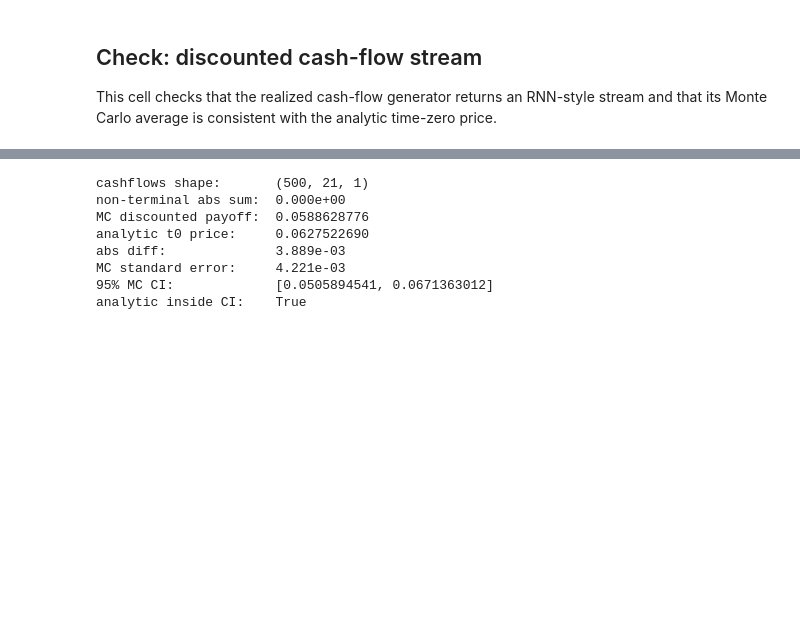
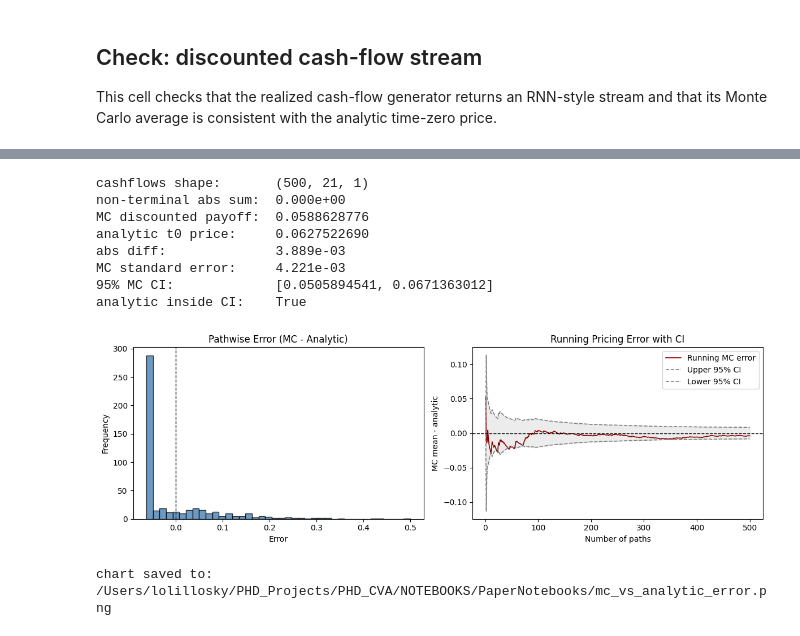
Before and after one commit to Lolillosky/PHD_CVA, a Jupyter notebook: NOTEBOOKS/PaperNotebooks/PaperResults.ipynb, the cells around one changed output, grey strips where cells are left out. Drawn from its saved outputs; the diff is of its cells as text; code cells hidden in the pictures; blank space fills up the shorter version.

Commit message:
Update geometric Asian pricing notebook results

```diff
--- a/NOTEBOOKS/PaperNotebooks/PaperResults.ipynb
+++ b/NOTEBOOKS/PaperNotebooks/PaperResults.ipynb
@@ -314,5 +168,7 @@ This cell checks that the realized cash-flow generator returns an RNN-style stre
 # %%
 from cashflows import basket_geom_asian_cashflows
+from IPython.display import display
+from pathlib import Path
 
 
 cashflows = basket_geom_asian_cashflows(
@@ -323,37 +179,81 @@ cashflows = basket_geom_asian_cashflows(
     IsCall=True,
 )
 
+terminal_discounted = cashflows[:, -1, 0]
 analytic_t0 = vec_values[:, 0, 0].mean()
-mc_t0 = cashflows[:, -1, 0].mean()
+mc_t0 = terminal_discounted.mean()
 abs_diff = torch.abs(mc_t0 - analytic_t0)
-std_error = cashflows[:, -1, 0].std(unbiased=True) / torch.sqrt(
+std_error = terminal_discounted.std(unbiased=True) / torch.sqrt(
     torch.as_tensor(cashflows.shape[0], dtype=torch.float64)
 )
 confidence_level = 0.95
 z_score = torch.as_tensor(1.959963984540054, dtype=torch.float64)
 ci_low = mc_t0 - z_score * std_error
 ci_high = mc_t0 + z_score * std_error
 analytic_in_ci = (ci_low <= analytic_t0) & (analytic_t0 <= ci_high)
 
 print(f"cashflows shape:       {tuple(cashflows.shape)}")
 print(f"non-terminal abs sum:  {cashflows[:, :-1, :].abs().sum().item():.3e}")
 print(f"MC discounted payoff:  {mc_t0.item():.10f}")
 print(f"analytic t0 price:     {analytic_t0.item():.10f}")
 print(f"abs diff:              {abs_diff.item():.3e}")
 print(f"MC standard error:     {std_error.item():.3e}")
 print(f"{confidence_level:.0%} MC CI:             [{ci_low.item():.10f}, {ci_high.item():.10f}]")
 print(f"analytic inside CI:    {bool(analytic_in_ci)}")
 
+# Plot analytical vs MC errors.
+pathwise_error = (terminal_discounted - analytic_t0).detach().cpu().numpy()
+running_n = np.arange(1, pathwise_error.size + 1)
+running_mc = np.cumsum(terminal_discounted.detach().cpu().numpy()) / running_n
+running_error = running_mc - analytic_t0.detach().cpu().item()
+
+# Running confidence bounds for the MC error (normal approximation).
+running_std = np.array([
+    terminal_discounted[:k].detach().cpu().numpy().std(ddof=1) if k > 1 else terminal_discounted[0].detach().cpu().numpy() * 0.0
+    for k in running_n
+], dtype=float)
+running_se = running_std / np.sqrt(running_n)
+running_ci_upper = z_score.item() * running_se
+running_ci_lower = -z_score.item() * running_se
+
+fig, axes = plt.subplots(1, 2, figsize=(12, 4))
+axes[0].hist(pathwise_error, bins=40, color="steelblue", alpha=0.8, edgecolor="black")
+axes[0].axvline(0.0, color="black", linestyle="--", linewidth=1)
+axes[0].set_title("Pathwise Error (MC - Analytic)")
+axes[0].set_xlabel("Error")
+axes[0].set_ylabel("Frequency")
+
+axes[1].plot(running_n, running_error, color="darkred", linewidth=1.2, label="Running MC error")
+axes[1].plot(running_n, running_ci_upper, color="gray", linestyle="--", linewidth=1.2, label="Upper 95% CI")
+axes[1].plot(running_n, running_ci_lower, color="gray", linestyle="--", linewidth=1.2, label="Lower 95% CI")
+axes[1].fill_between(running_n, running_ci_lower, running_ci_upper, color="gray", alpha=0.15)
+axes[1].axhline(0.0, color="black", linestyle="--", linewidth=1)
+axes[1].set_title("Running Pricing Error with CI")
+axes[1].set_xlabel("Number of paths")
+axes[1].set_ylabel("MC mean - analytic")
+axes[1].legend(loc="upper right")
+
+plt.tight_layout()
+display(fig)
+
+output_png = Path.cwd() / "mc_vs_analytic_error.png"
+fig.savefig(output_png, dpi=160, bbox_inches="tight")
+print(f"chart saved to: {output_png}")
+
+plt.close(fig)
+
 assert cashflows.shape == (price_history.shape[0], price_history.shape[1], 1)
 assert torch.allclose(cashflows[:, :-1, :], torch.zeros_like(cashflows[:, :-1, :]))
 assert abs_diff < 4.0 * std_error
 assert analytic_in_ci
 # %% [output]
 cashflows shape:       (500, 21, 1)
 non-terminal abs sum:  0.000e+00
 MC discounted payoff:  0.0588628776
 analytic t0 price:     0.0627522690
 abs diff:              3.889e-03
 MC standard error:     4.221e-03
 95% MC CI:             [0.0505894541, 0.0671363012]
 analytic inside CI:    True
+[figure, added]
+chart saved to: /Users/lolillosky/PHD_Projects/PHD_CVA/NOTEBOOKS/PaperNotebooks/mc_vs_analytic_error.png
```
Also changed, not shown: parts of 21 cells of this notebook.
